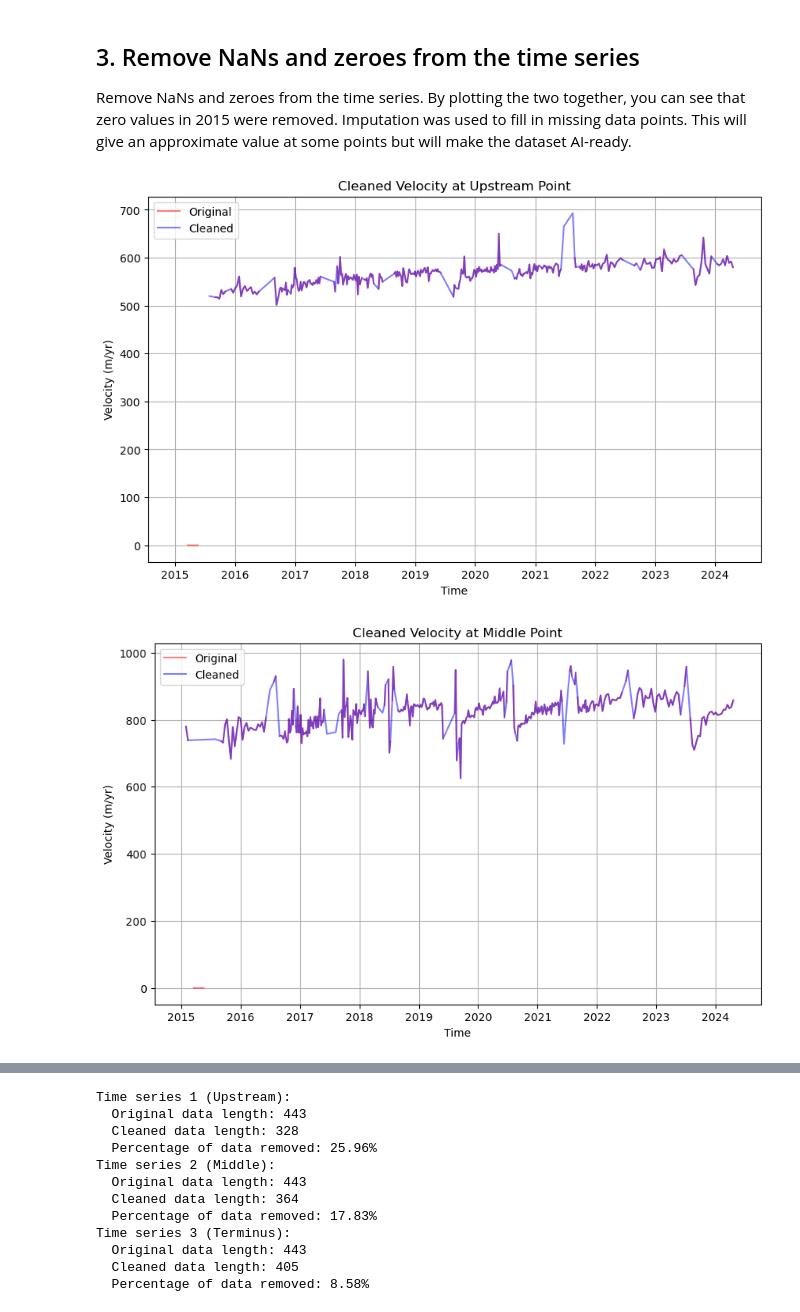
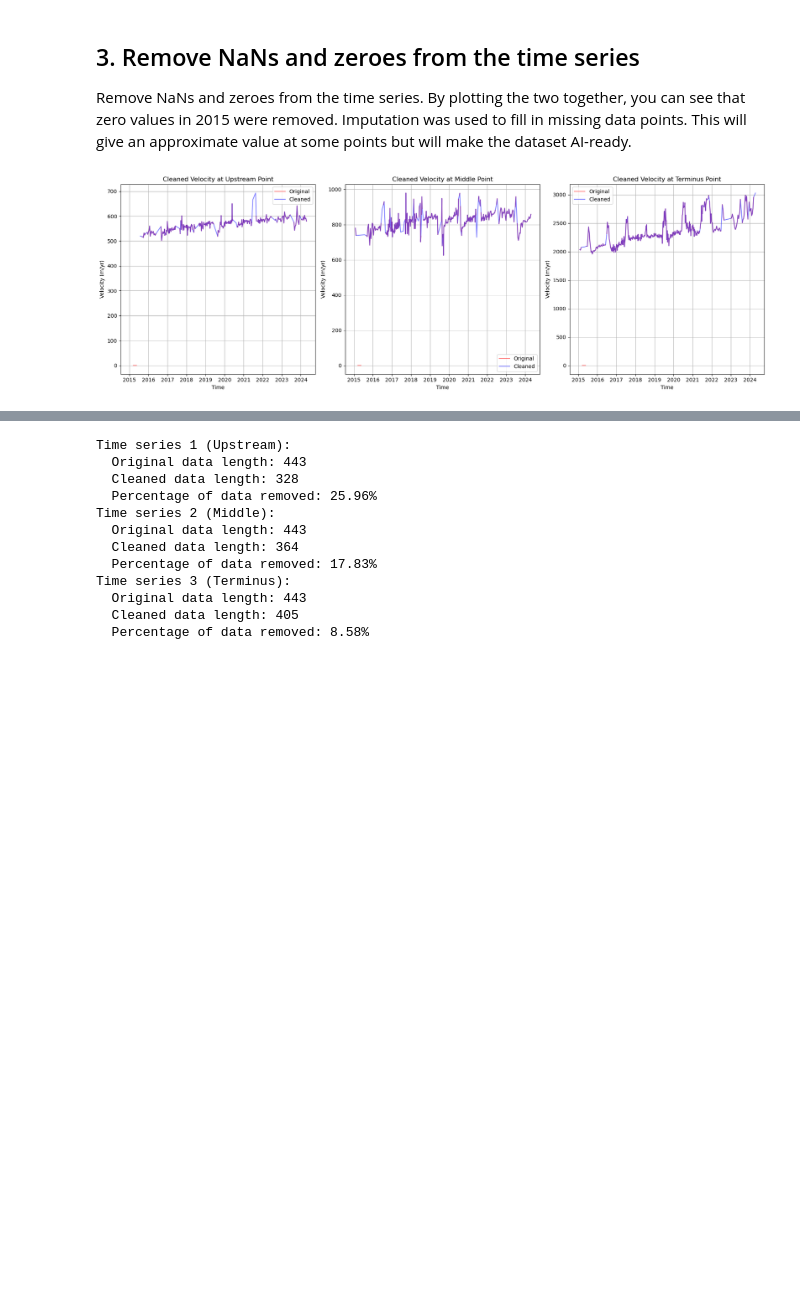
Before and after one commit to cjense/seasonal-icevelocity-prediction, a Jupyter notebook: notebooks/2_clean_data.ipynb, the cells around one changed output, grey strips where cells are left out. Cells and saved outputs as stored; diff of their text form; code cells hidden in the pictures; blank space fills up the shorter version.

Commit message:
combine figures into one plot

```diff
--- a/notebooks/2_clean_data.ipynb
+++ b/notebooks/2_clean_data.ipynb
@@ -77,36 +78,37 @@ Remove NaNs and zeroes from the time series. By plotting the two together, you c
 # %%
 cleaned_velocity_series = []
 cleaned_time_series = []
 labels_cap = ['Upstream', 'Middle', 'Terminus']
+fig, ax = plt.subplots(1, 3, figsize=(18, 6))
 
-for x, y, label in zip(xpts, ypts, labels_cap):
+for i, (x, y, label) in enumerate(zip(xpts, ypts, labels_cap)):
     # Select the 'vv' band from the dataset
     vv_band = ziVelSeries.sel(band='vv')
 
     # Grab the VelocitySeries values at the specified x and y points
     selected_point = vv_band['VelocitySeries'].sel(x=x, y=y, method='nearest')
 
     # Drop NaNs from the array and corresponding time values
     mask = ~np.isnan(selected_point) & (selected_point != 0)
     cleaned_velocity = selected_point[mask]
     cleaned_time = vv_band.time.values[mask]
 
     cleaned_velocity_series.append(cleaned_velocity)
     cleaned_time_series.append(cleaned_time)
 
     # Plot the cleaned data with the original data
-    plt.figure(figsize=(10, 6))
-    plt.plot(vv_band.time, selected_point, color='red', alpha=0.5, label='Original')
-    plt.plot(cleaned_time, cleaned_velocity, color='blue', alpha=0.5, label='Cleaned')
+    ax[i].plot(vv_band.time, selected_point, color='red', alpha=0.5, label='Original')
+    ax[i].plot(cleaned_time, cleaned_velocity, color='blue', alpha=0.5, label='Cleaned')
 
     # Label the plot
-    plt.xlabel('Time')
-    plt.ylabel('Velocity (m/yr)')
-    plt.title(f'Cleaned Velocity at {label} Point')
-    plt.legend()
-    plt.grid(True)
-    plt.savefig(f'../figures/cleaned_velocity_{label}.png', dpi=300)
+    ax[i].set_xlabel('Time')
+    ax[i].set_ylabel('Velocity (m/yr)')
+    ax[i].set_title(f'Cleaned Velocity at {label} Point')
+    ax[i].legend()
+    ax[i].grid(True)
+
+plt.tight_layout()
+plt.savefig(f'../figures/cleaned_velocity_all.png', dpi=300)
 plt.show()
 # %% [output]
-[figure, old version]
+[figure, new version]
-[figure, removed]
```
Also changed, not shown: parts of 2 cells of this notebook.
